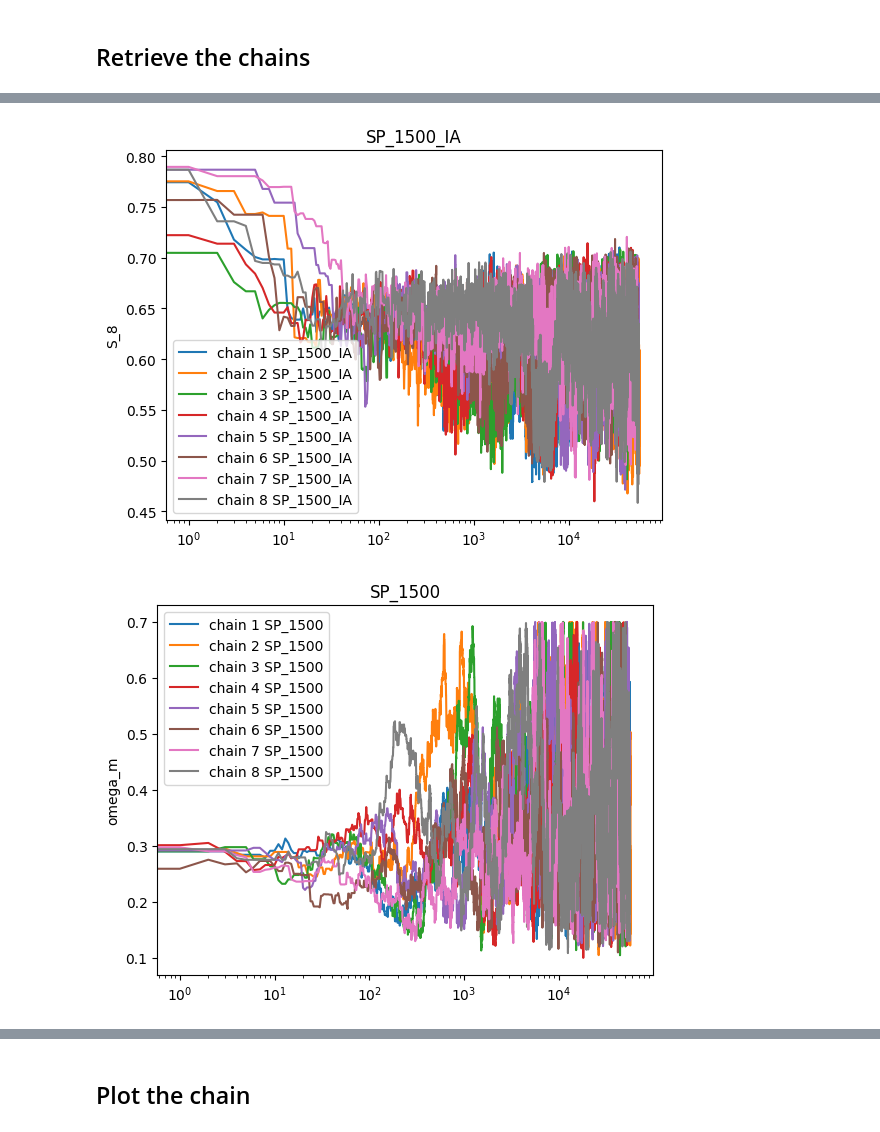
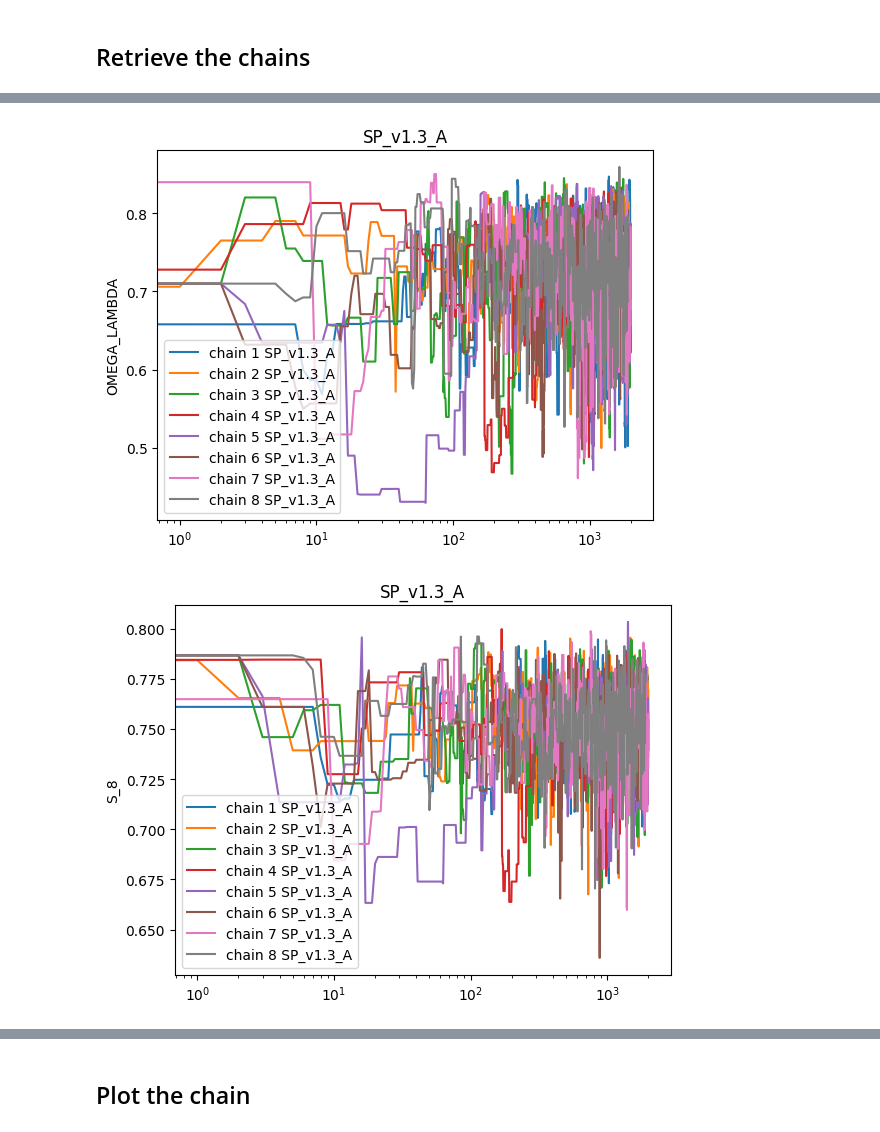
Before and after one commit to CosmoStat/sp_validation, a Jupyter notebook: cosmo_inference/notebooks/MCMC.ipynb, the cells around one changed output, grey strips where cells are left out. Saved outputs shown, nothing was run; the diff lists cells and outputs as text; code cells hidden in the pictures.

```diff
--- a/cosmo_inference/notebooks/MCMC.ipynb
+++ b/cosmo_inference/notebooks/MCMC.ipynb
@@ -9,11 +9,13 @@ g.settings.axes_fontsize=30
 g.settings.axes_labelsize=30
 g.settings.alpha_filled_add = 0.6
 g.settings.legend_fontsize = 30
+%matplotlib inline
 
+colours = ['salmon','deepskyblue','green','salmon','deepskyblue','green']
 
 #SPECIFY DATA DIRECTORY AND DESIRED CHAINS TO ANALYSE
 root_dir='/feynman/work/dap/lcs/lg268561/UNIONS/chains/'
-roots = ['SP_1500_IA','SP_1500']
+roots = ['SP_v1.3_A']
 # %% [markdown]
 ## Retrieve the chains
 # %%
@@ -34,17 +34,0 @@ for root in roots:
-# %%
-#READ CHAIN
-
-chains=[]
-Nchains = 8
-
-for root in roots:
-    for i in range(1,Nchains+1):
-        chain = np.loadtxt(root_dir + '{}/samples_{}_{}.txt'.format(root,root,i))
-
-        np.savetxt(root_dir + '{}/getdist_{}_{}.txt'.format(root,root,i),
-                np.column_stack((np.ones_like(chain[:, -1]) ,-(chain[:, -1]-chain[:, -2]), chain[:, 0:-3])))
-
-    chain = g.samples_for_root(root_dir + '{}/getdist_{}'.format(root,root),
-                                   settings={'ignore_rows':0.3})
-
-    chains.append(chain)
@@ -70,10 +35,20 @@ Removed 0.3 as burn in
 # %%
-%matplotlib inline
+#PLOT CHAIN TRENDS
+
+Nchains = 8
 for root in roots:
     params = np.genfromtxt(root_dir + '{}/getdist_{}.paramnames'.format(root,root),dtype='str')
+    params = np.insert(params,0, 'chi2')
+
     for idx,par in enumerate(params):
         for i in range(1,Nchains+1):
-            trend = np.loadtxt(root_dir + '{}/getdist_{}_{}.txt'.format(root,root,i),usecols=idx+2)
+
+            chain = np.loadtxt(root_dir + '{}/samples_{}_{}.txt'.format(root,root,i))
+
+            np.savetxt(root_dir + '{}/getdist_{}_{}.txt'.format(root,root,i),
+                np.column_stack((np.ones_like(chain[:, -1]) ,-(chain[:, -1]-chain[:, -2]), chain[:, 0:-2])))
+
+            trend = np.loadtxt(root_dir + '{}/getdist_{}_{}.txt'.format(root,root,i),usecols=idx+1)
             plt.plot(trend, label='chain {} {}'.format(i,root))
             plt.xscale('log')
             plt.legend()
@@ -88,2 +63,2 @@ for root in roots:
-[figure, old version]
+[figure, new version]
-[figure, old version]
+[figure, new version]
```
Also changed, not shown: parts of 5 cells of this notebook, 44 other files.
